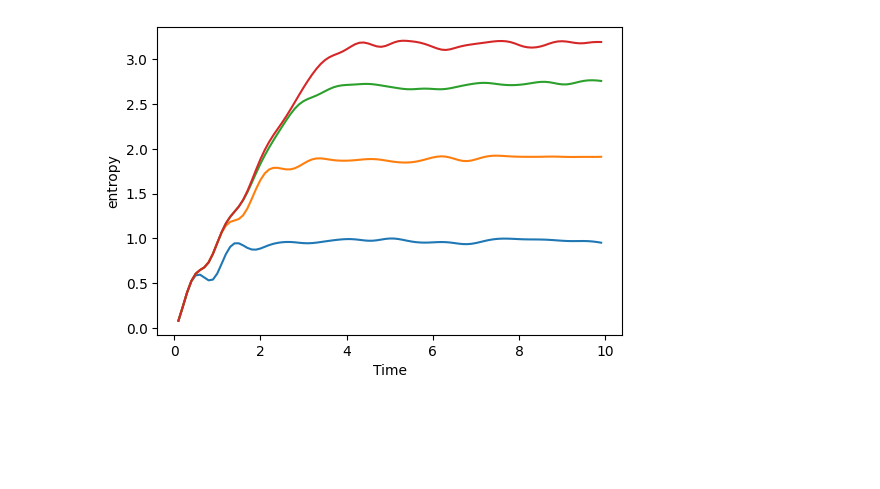
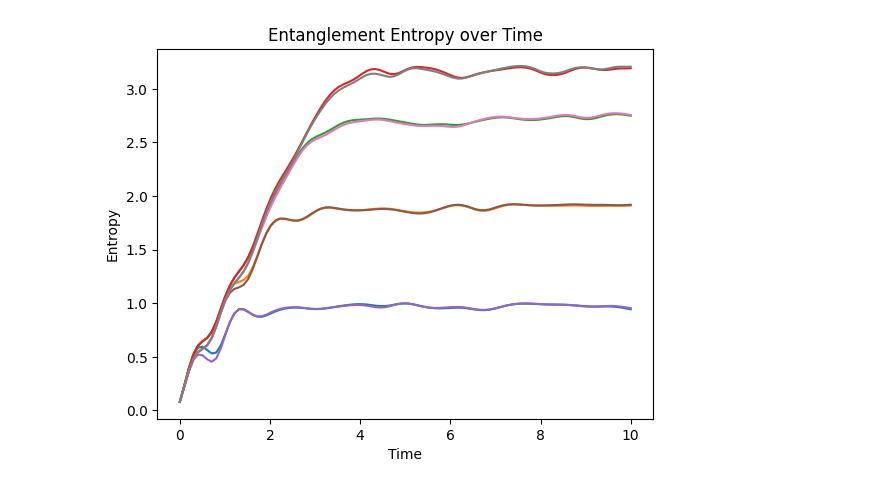
Before and after one commit to jonahso/quantum-walk-and-entanglement, a Jupyter notebook: trotter_steps_qiskit.ipynb, the cells around one changed output. Drawn from its saved outputs; the diff is of its cells as text; code cells hidden in the pictures; blank space fills up the shorter version.

Commit message:
trotter steps with sus error

```diff
--- a/trotter_steps_qiskit.ipynb
+++ b/trotter_steps_qiskit.ipynb
@@ -12,7 +12,7 @@ from spin import *
 from trotter import *
 import time
 # %%
-simulator_gpu = AerSimulator(method='statevector', device='CPU')
+simulator_gpu = AerSimulator(method='statevector', device='GPU')
 print(simulator_gpu.available_devices())
 print(simulator_gpu.available_methods())
 # %% [output]
@@ -40,14 +24,17 @@ from qiskit.synthesis import LieTrotter
 import numpy as np
 
 n = 8
+
 QIMF = Nearest_Neighbour_1d(n, hx=0.8090, hy=0.9045, Jx=1, pbc=False)
 
 H = QIMF.ham_xyz
 print(H)
 
-init = Statevector.from_label("10101010")
-t, dt = 10.0, 0.1
+init = Statevector.from_label("101010101010")
+t, dt, dt2 = 10.0, 0.1, 0.02
 r = int(round(t / dt))
+m = 5
+print(r, m)
 # %% [output]
 [SparsePauliOp(['IIIIIIXX', 'IIIIIXXI', 'IIIIXXII', 'IIIXXIII', 'IIXXIIII', 'IXXIIIII', 'XXIIIIII', 'IIIIIIIX', 'IIIIIIXI', 'IIIIIXII', 'IIIIXIII', 'IIIXIIII', 'IIXIIIII', 'IXIIIIII', 'XIIIIIII'],
               coeffs=[1.   +0.j, 1.   +0.j, 1.   +0.j, 1.   +0.j, 1.   +0.j, 1.   +0.j,
@@ -58 +46,9 @@ r = int(round(t / dt))
+# %%
+from qiskit.synthesis import SuzukiTrotter
+
+trotter_step_first_order = PauliEvolutionGate(H, time=dt, synthesis=LieTrotter())
+qc = QuantumCircuit(n)
+
+trotter_step_second_order = PauliEvolutionGate(H, time=dt2, synthesis=SuzukiTrotter())
+circuit = QuantumCircuit(n)
 # %%
@@ -100,15 +106,38 @@ total time 24.3048312664032
 # %%
 import matplotlib.pyplot as plt
 import numpy as np
 
 dt = 0.1
 steps = len(entropy_list)
-times = np.arange(1, steps+1) * dt
+times = np.linspace(0, 10, 100)
 
-plt.figure(figsize=(6,4))
-plt.plot(times, entropy_list)
+# Extract the first element of each sublist in entropy_list
+entropy_values_1 = [entropy[0] for entropy in entropy_list]
+entropy_values_2 = [entropy[1] for entropy in entropy_list]
+entropy_values_3 = [entropy[2] for entropy in entropy_list]
+entropy_values_4 = [entropy[3] for entropy in entropy_list]
+
+
+# Extract the first element of each sublist in entropy_list2
+entropy_values_12 = [entropy[0] for entropy in entropy_list2]
+entropy_values_22 = [entropy[1] for entropy in entropy_list2]
+entropy_values_32 = [entropy[2] for entropy in entropy_list2]
+entropy_values_42 = [entropy[3] for entropy in entropy_list2]
+
+# Create the plot
+plt.plot(times, entropy_values_1)
+plt.plot(times, entropy_values_2)
+plt.plot(times, entropy_values_3)
+plt.plot(times, entropy_values_4)
+
+plt.plot(times, entropy_values_12)
+plt.plot(times, entropy_values_22)
+plt.plot(times, entropy_values_32)
+plt.plot(times, entropy_values_42)
+
 plt.xlabel("Time")
-plt.ylabel("entropy")
+plt.ylabel("Entropy")
+plt.title("Entanglement Entropy over Time")
 plt.show()
 # %% [output]
-[figure, old version]
+[figure, new version]
```
Also changed, not shown: parts of 8 cells of this notebook.
